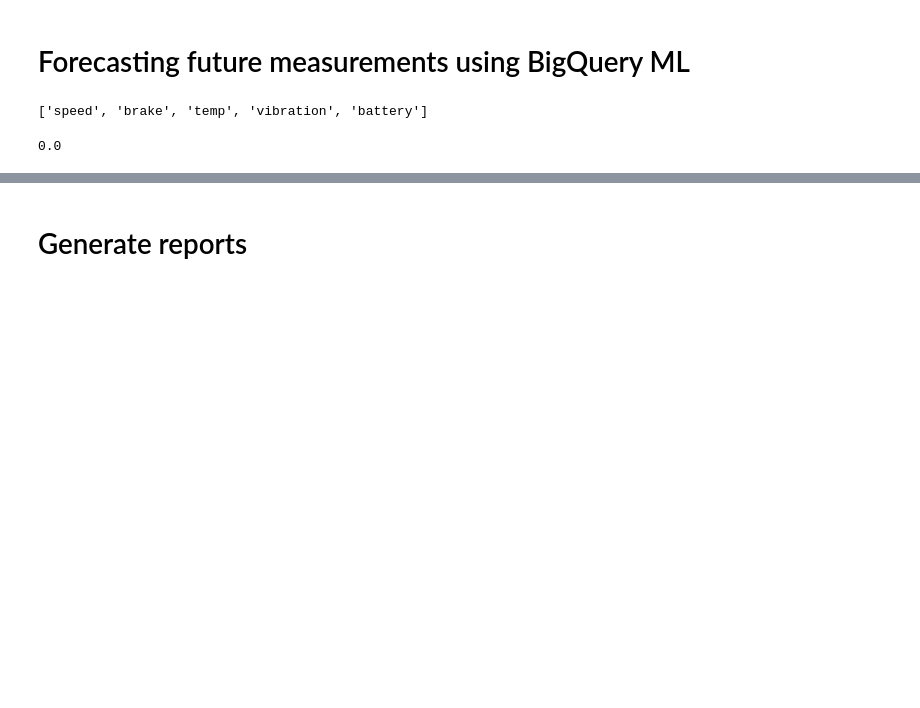
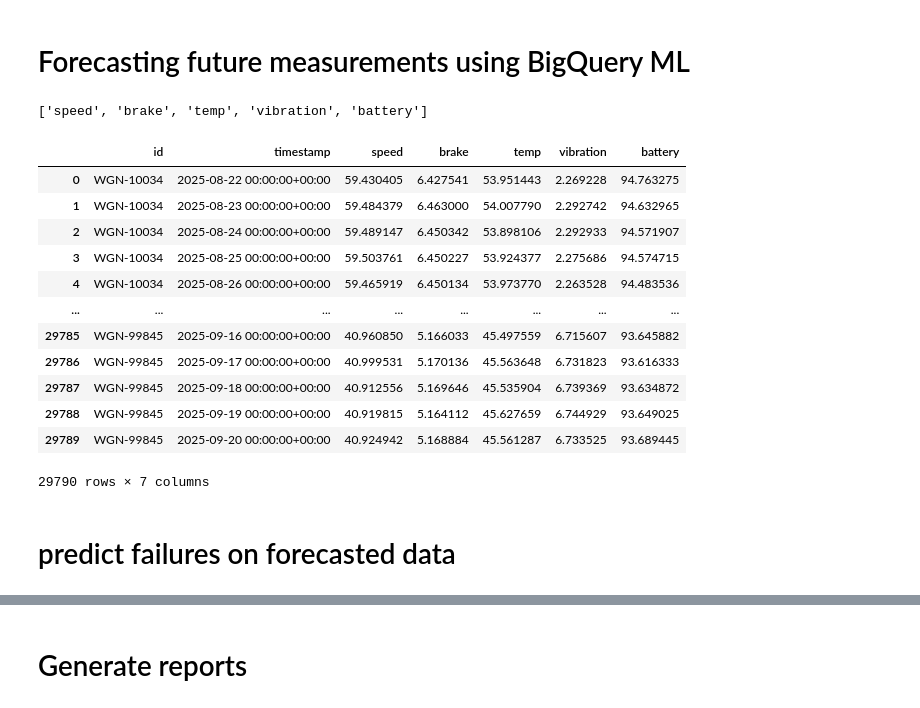
Before and after one commit to squirrel376/neuraltwin, a Jupyter notebook: src/classification/agent.ipynb, the cells around one changed output, grey strips where cells are left out. Drawn from its saved outputs; the diff is of its cells as text; code cells hidden in the pictures; blank space fills up the shorter version.

```diff
--- a/src/classification/agent.ipynb
+++ b/src/classification/agent.ipynb
@@ -11,8 +11,8 @@ storage_client = storage.Client.from_service_account_json("../../config/neuraltw
 # %% [markdown]
 # Agent input
 # %%
-cloud_storage_location = "gs://neuraltwin/data/wagon_data"  # location of the data in cloud storage, must contain subfolders measurements, failures, metadata
-bigquery_dataset = "neuraltwin.wagon_data"  # the agent will create tables in this location
+cloud_storage_location = "gs://neuraltwin/data/wagon_data_100_redesigned"  # location of the data in cloud storage, must contain subfolders measurements, failures, metadata
+bigquery_dataset = "neuraltwin.wagon_data_100_redesigned_eu"  # the agent will create tables in this location
 project_id = "neuraltwin"  # your google cloud project id
 # %%
 TODAY = datetime(year=2025, month=8, day=2)
@@ -255,5 +278,18 @@ forecasted_failures = best_model.predict(forecast.drop(columns=["id", "timestamp
-# %%
-n_forecased_failures = forecasted_failures.sum()
-n_forecased_failures
-# %% [output]
-0.0
+# %%
+forecast
+# %% [output]
+|  | id | timestamp | speed | brake | temp | vibration | battery |
+| 0 | WGN-10034 | 2025-08-22 00:00:00+00:00 | 59.430405 | 6.427541 | 53.951443 | 2.269228 | 94.763275 |
+| 1 | WGN-10034 | 2025-08-23 00:00:00+00:00 | 59.484379 | 6.463000 | 54.007790 | 2.292742 | 94.632965 |
+| 2 | WGN-10034 | 2025-08-24 00:00:00+00:00 | 59.489147 | 6.450342 | 53.898106 | 2.292933 | 94.571907 |
+| 3 | WGN-10034 | 2025-08-25 00:00:00+00:00 | 59.503761 | 6.450227 | 53.924377 | 2.275686 | 94.574715 |
+| 4 | WGN-10034 | 2025-08-26 00:00:00+00:00 | 59.465919 | 6.450134 | 53.973770 | 2.263528 | 94.483536 |
+| ... | ... | ... | ... | ... | ... | ... | ... |
+| 29785 | WGN-99845 | 2025-09-16 00:00:00+00:00 | 40.960850 | 5.166033 | 45.497559 | 6.715607 | 93.645882 |
+| 29786 | WGN-99845 | 2025-09-17 00:00:00+00:00 | 40.999531 | 5.170136 | 45.563648 | 6.731823 | 93.616333 |
+| 29787 | WGN-99845 | 2025-09-18 00:00:00+00:00 | 40.912556 | 5.169646 | 45.535904 | 6.739369 | 93.634872 |
+| 29788 | WGN-99845 | 2025-09-19 00:00:00+00:00 | 40.919815 | 5.164112 | 45.627659 | 6.744929 | 93.649025 |
+| 29789 | WGN-99845 | 2025-09-20 00:00:00+00:00 | 40.924942 | 5.168884 | 45.561287 | 6.733525 | 93.689445 |
+29790 rows × 7 columns
+# %% [markdown]
+# predict failures on forecasted data
```
Also changed, not shown: parts of 25 cells of this notebook, 7 other files.
